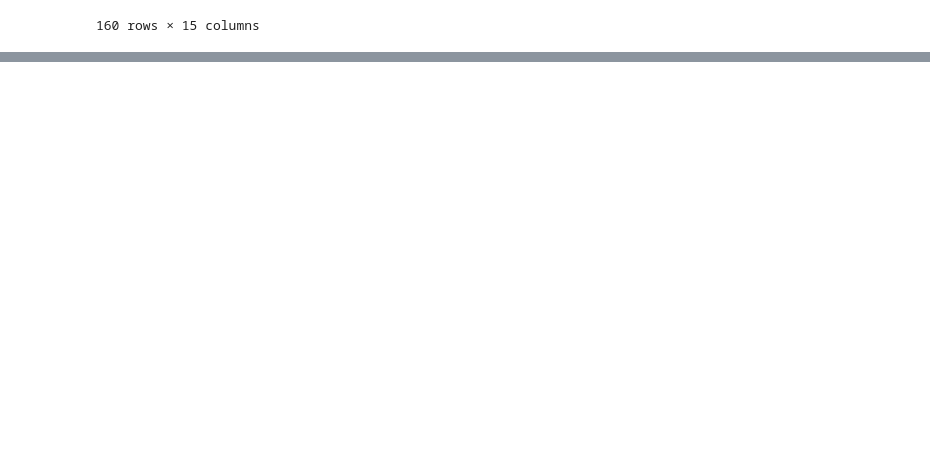
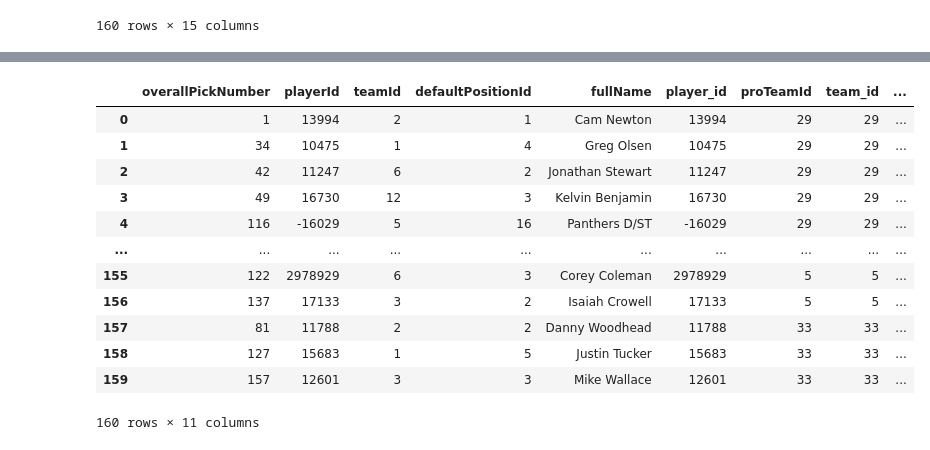
Before and after one commit to tkirk70/api_2016, a Jupyter notebook: espn_api.ipynb, the cells around one changed output, grey strips where cells are left out. Cells and saved outputs as stored; diff of their text form; code cells hidden in the pictures; blank space fills up the shorter version.

Commit message:
Adding merged tables of draft order with newbees team ids.

```diff
--- a/espn_api.ipynb
+++ b/espn_api.ipynb
@@ -62,0 +96,9 @@ df
+# %%
+r = requests.get(player_url, cookies=espn_cookies, headers=headers)
+player_data = r.json()
+# %%
+df = pd.DataFrame(player_data)
+# get only needed columns for players
+player_df = df[['defaultPositionId','fullName','id','proTeamId']]
+# rename id column for inner join
+player_df.rename(columns = {'id':'player_id'}, inplace = True)
@@ -62,0 +126,13 @@ df
+# %%
+season_id = '2016'
+
+url = "https://fantasy.espn.com/apis/v3/games/ffl/seasons/{}?view=proTeamSchedules_wl".format(season_id)
+r = requests.get(url, cookies=espn_cookies)
+team_data = r.json()
+team_names = team_data['settings']['proTeams']
+df = pd.DataFrame(team_names)
+# get only needed columns for teams
+team_df = df[['id', 'location', 'name']]
+team_df["team name"] = team_df['location'].astype(str) +" "+ team_df["name"]
+# rename in column
+team_df.rename(columns = {'id':'team_id'}, inplace = True)
@@ -62,0 +169,21 @@ df
+# %%
+# merge tables together and save into a new df
+df2 = pd.merge(draft_df, player_df, how="inner", left_on="playerId", right_on = "player_id")
+# merge tables together and save into a new df
+final_df = pd.merge(df2, team_df, how="inner", left_on="proTeamId", right_on = "team_id")
+# %%
+final_df
+# %% [output]
+|  | overallPickNumber | playerId | teamId | defaultPositionId | fullName | player_id | proTeamId | team_id | ... |
+| 0 | 1 | 13994 | 2 | 1 | Cam Newton | 13994 | 29 | 29 | ... |
+| 1 | 34 | 10475 | 1 | 4 | Greg Olsen | 10475 | 29 | 29 | ... |
+| 2 | 42 | 11247 | 6 | 2 | Jonathan Stewart | 11247 | 29 | 29 | ... |
+| 3 | 49 | 16730 | 12 | 3 | Kelvin Benjamin | 16730 | 29 | 29 | ... |
+| 4 | 116 | -16029 | 5 | 16 | Panthers D/ST | -16029 | 29 | 29 | ... |
+| ... | ... | ... | ... | ... | ... | ... | ... | ... | ... |
+| 155 | 122 | 2978929 | 6 | 3 | Corey Coleman | 2978929 | 5 | 5 | ... |
+| 156 | 137 | 17133 | 3 | 2 | Isaiah Crowell | 17133 | 5 | 5 | ... |
+| 157 | 81 | 11788 | 2 | 2 | Danny Woodhead | 11788 | 33 | 33 | ... |
+| 158 | 127 | 15683 | 1 | 5 | Justin Tucker | 15683 | 33 | 33 | ... |
+| 159 | 157 | 12601 | 3 | 3 | Mike Wallace | 12601 | 33 | 33 | ... |
+160 rows × 11 columns
```
Also changed, not shown: parts of 19 cells of this notebook.
